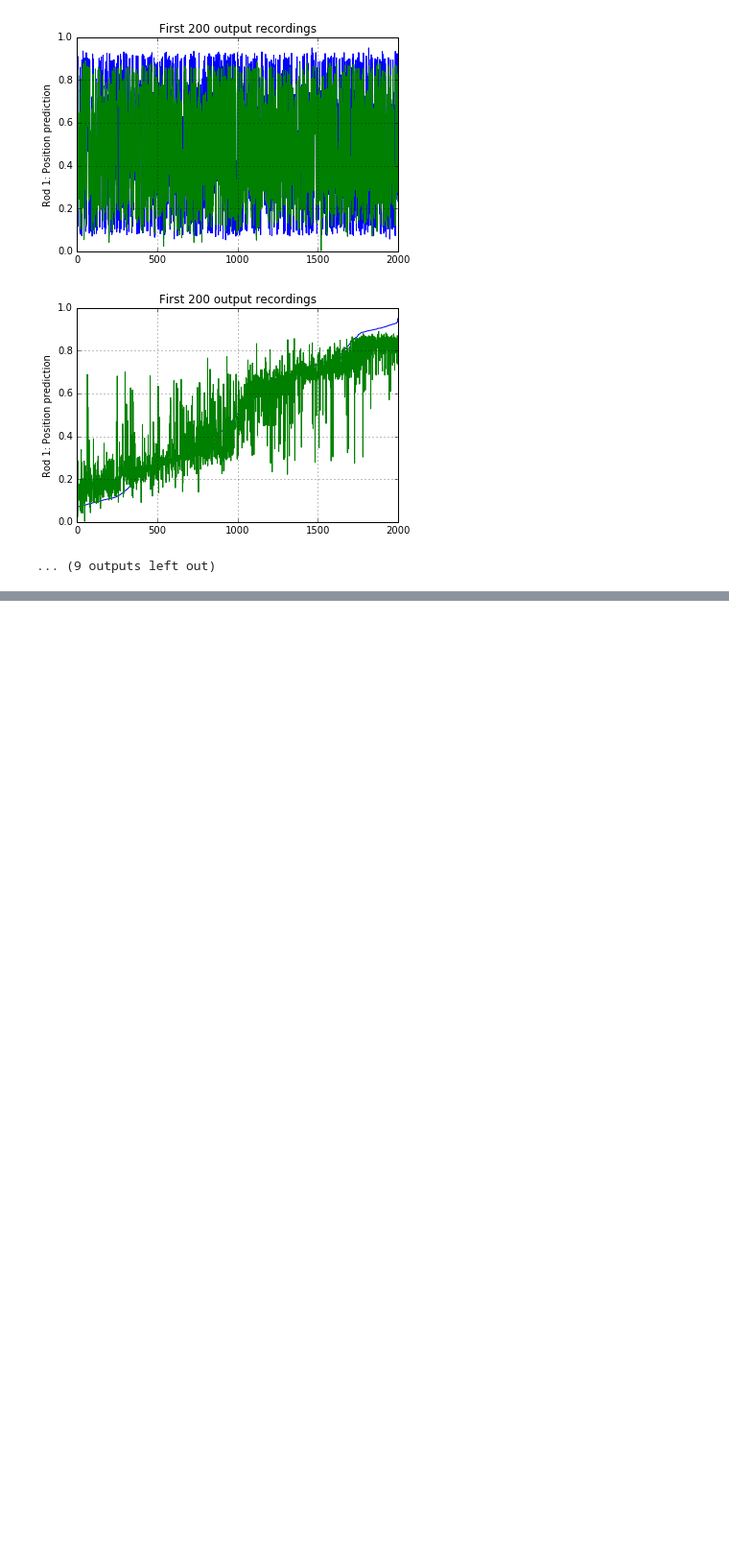
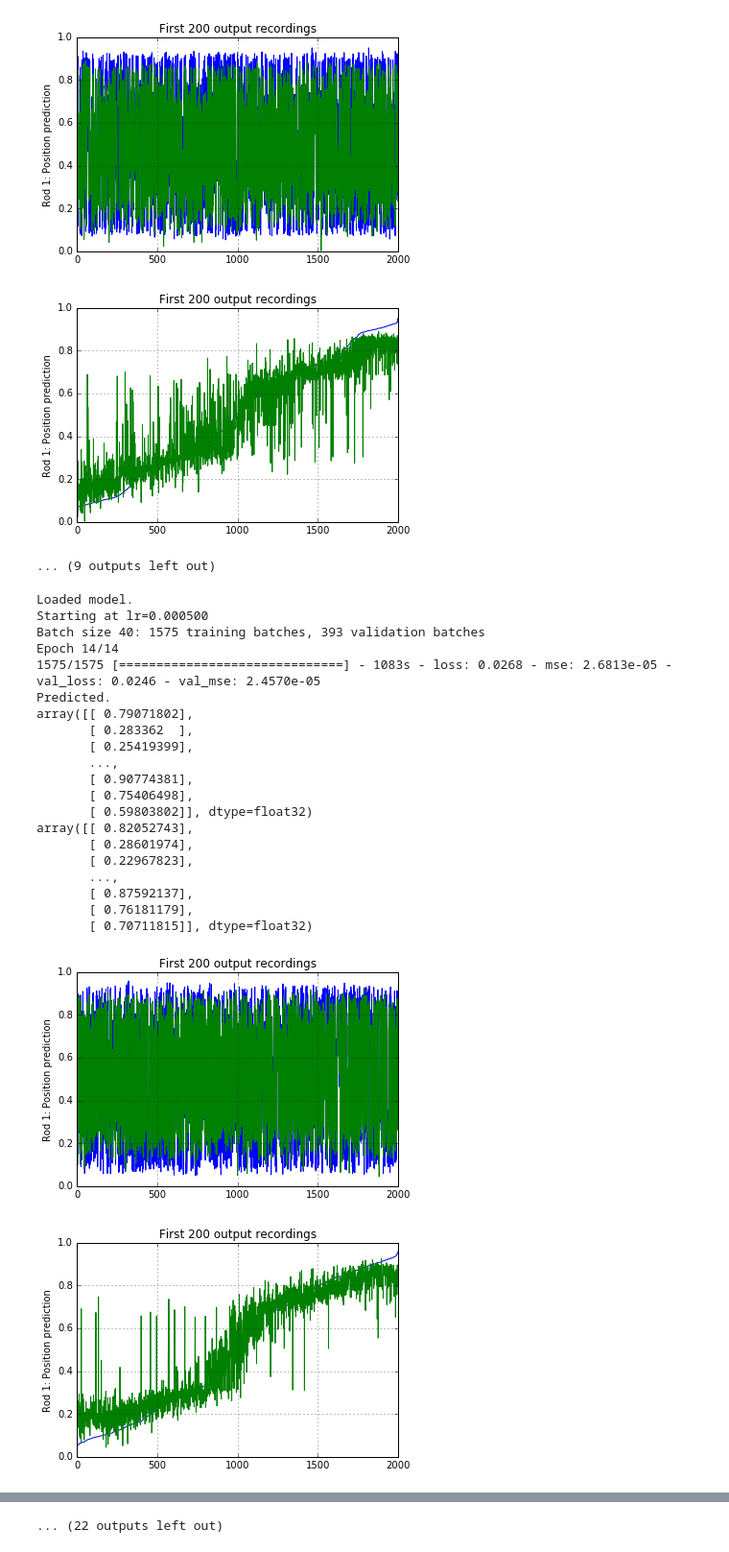
Before and after one commit to glmcdona/FoosAI, a Jupyter notebook: Code/Training/TrainingFoosbot.ipynb, the cells around one changed output, grey strips where cells are left out. Shown at 96% size. Saved outputs shown, nothing was run; the diff lists cells and outputs as text; code cells hidden in the pictures; blank space fills up the shorter version.

```diff
--- a/Code/Training/TrainingFoosbot.ipynb
+++ b/Code/Training/TrainingFoosbot.ipynb
@@ -757,3 +756,40 @@ array([[ 0.12155074],
 [figure]
 [figure]
 ... (9 outputs left out)
+# %%
+# Load the best model result
+epoch = 13
+model.load_weights(WEIGHTS_FNAME % epoch, by_name=True)
+print("Loaded model.")
+batch_size = 40
+
+(epoch, stop) = run_train(model, batch_size, training, lr=0.0005,start_epoch=epoch, num_epochs=5, WEIGHTS_FNAME=WEIGHTS_FNAME, MODELS_FNAME=MODELS_FNAME, plot_frequency=1)
+if not stop:
+    (epoch, stop) = run_train(model, batch_size, training, lr=0.00005,start_epoch=epoch, num_epochs=10, WEIGHTS_FNAME=WEIGHTS_FNAME, MODELS_FNAME=MODELS_FNAME, plot_frequency=4)
+if not stop:
+    (epoch, stop) = run_train(model, batch_size, training, lr=0.00001,start_epoch=epoch, num_epochs=10, WEIGHTS_FNAME=WEIGHTS_FNAME, MODELS_FNAME=MODELS_FNAME, plot_frequency=4)
+if not stop:
+    (epoch, stop) = run_train(model, batch_size, training, lr=0.000001,start_epoch=epoch, num_epochs=50, WEIGHTS_FNAME=WEIGHTS_FNAME, MODELS_FNAME=MODELS_FNAME, plot_frequency=4)
+# %% [output]
+Loaded model.
+Starting at lr=0.000500
+Batch size 40: 1575 training batches, 393 validation batches
+Epoch 14/14
+1575/1575 [==============================] - 1083s - loss: 0.0268 - mse: 2.6813e-05 - val_loss: 0.0246 - val_mse: 2.4570e-05
+Predicted.
+array([[ 0.79071802],
+       [ 0.283362  ],
+       [ 0.25419399],
+       ...,
+       [ 0.90774381],
+       [ 0.75406498],
+       [ 0.59803802]], dtype=float32)
+array([[ 0.82052743],
+       [ 0.28601974],
+       [ 0.22967823],
+       ...,
+       [ 0.87592137],
+       [ 0.76181179],
+       [ 0.70711815]], dtype=float32)
+[figure, added]
+[figure, added]
@@ -759,0 +856 @@ array([[ 0.12155074],
+... (22 outputs left out)
```
Also changed, not shown: parts of 4 cells of this notebook, 5 other files.
